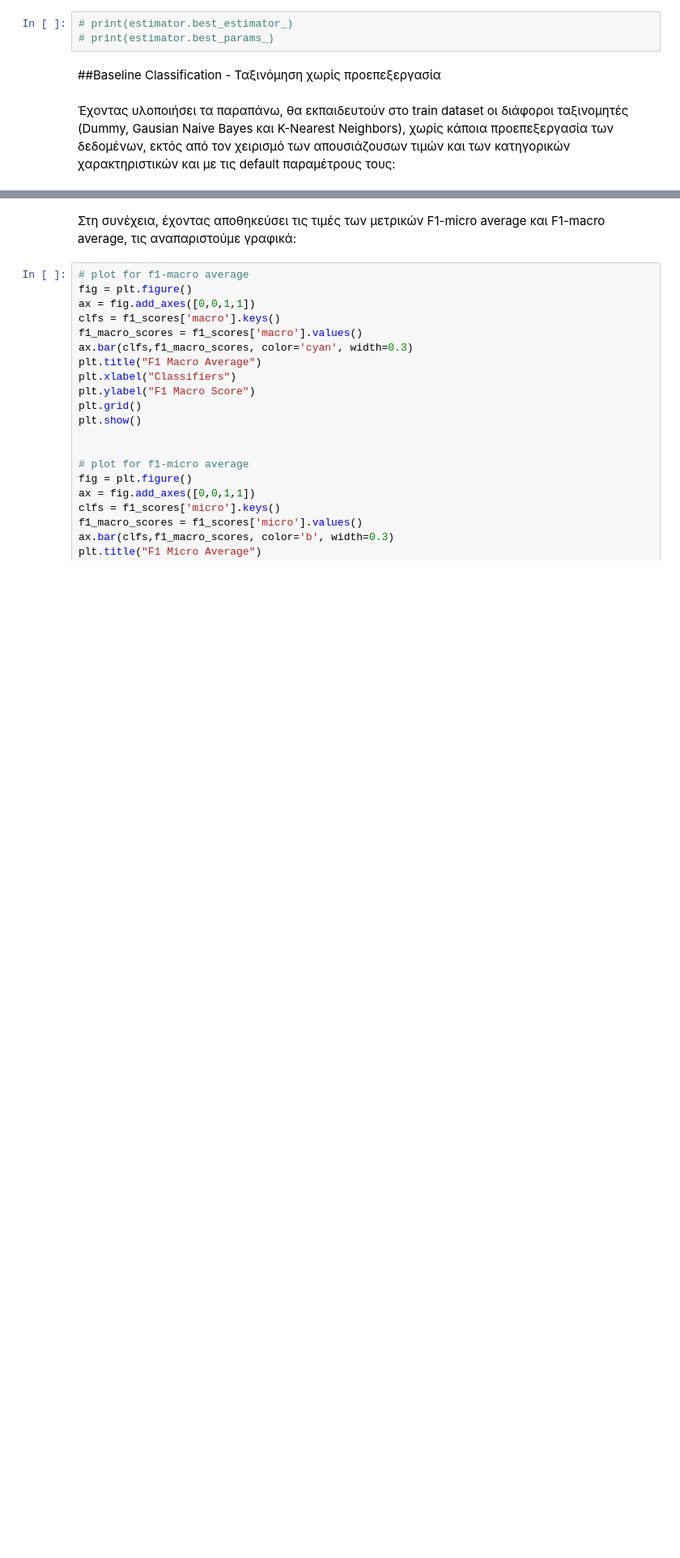
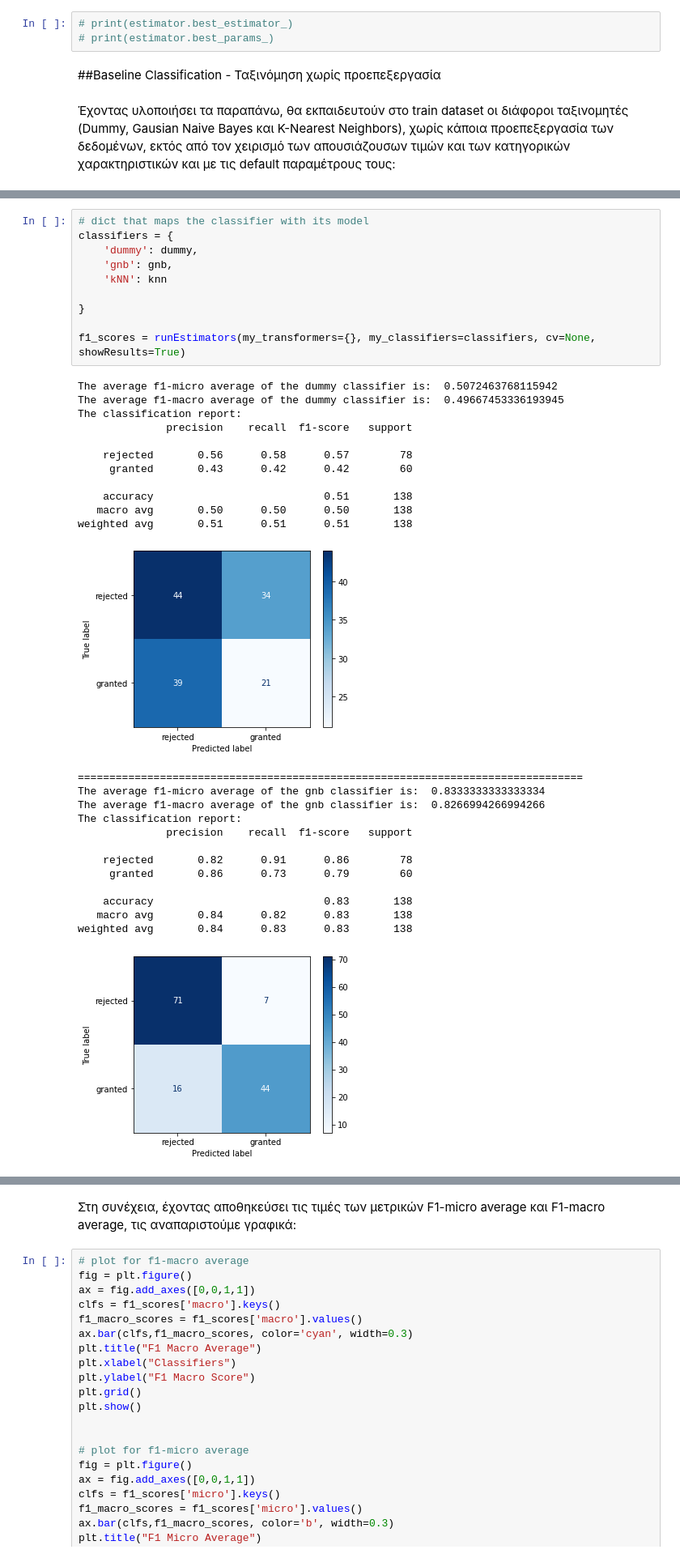
Before and after one commit to jkalogero/Neural-Networks, a Jupyter notebook: Lab_1/Lab_1.ipynb, the cells around one changed output, grey strips where cells are left out. Shown at 81% size. Saved outputs shown, nothing was run; the diff lists cells and outputs as text; blank space fills up the shorter version.

Commit message:
Find best estimator and visualize results.

```diff
--- a/Lab_1/Lab_1.ipynb
+++ b/Lab_1/Lab_1.ipynb
@@ -687,0 +659,36 @@ weighted avg       0.70      0.70      0.69       138
+# %%
+# dict that maps the classifier with its model
+classifiers = {
+    'dummy': dummy,
+    'gnb': gnb,
+    'kNN': knn
+
+}
+
+f1_scores = runEstimators(my_transformers={}, my_classifiers=classifiers, cv=None, showResults=True)
+# %% [output]
+The average f1-micro average of the dummy classifier is:  0.5072463768115942
+The average f1-macro average of the dummy classifier is:  0.49667453336193945
+The classification report:
+              precision    recall  f1-score   support
+
+    rejected       0.56      0.58      0.57        78
+     granted       0.43      0.42      0.42        60
+
+    accuracy                           0.51       138
+   macro avg       0.50      0.50      0.50       138
+weighted avg       0.51      0.51      0.51       138
+[figure, added]
+================================================================================
+The average f1-micro average of the gnb classifier is:  0.8333333333333334
+The average f1-macro average of the gnb classifier is:  0.8266994266994266
+The classification report:
+              precision    recall  f1-score   support
+
+    rejected       0.82      0.91      0.86        78
+     granted       0.86      0.73      0.79        60
+
+    accuracy                           0.83       138
+   macro avg       0.84      0.82      0.83       138
+weighted avg       0.84      0.83      0.83       138
+[figure, added]
```
Also changed, not shown: parts of 22 cells of this notebook.
